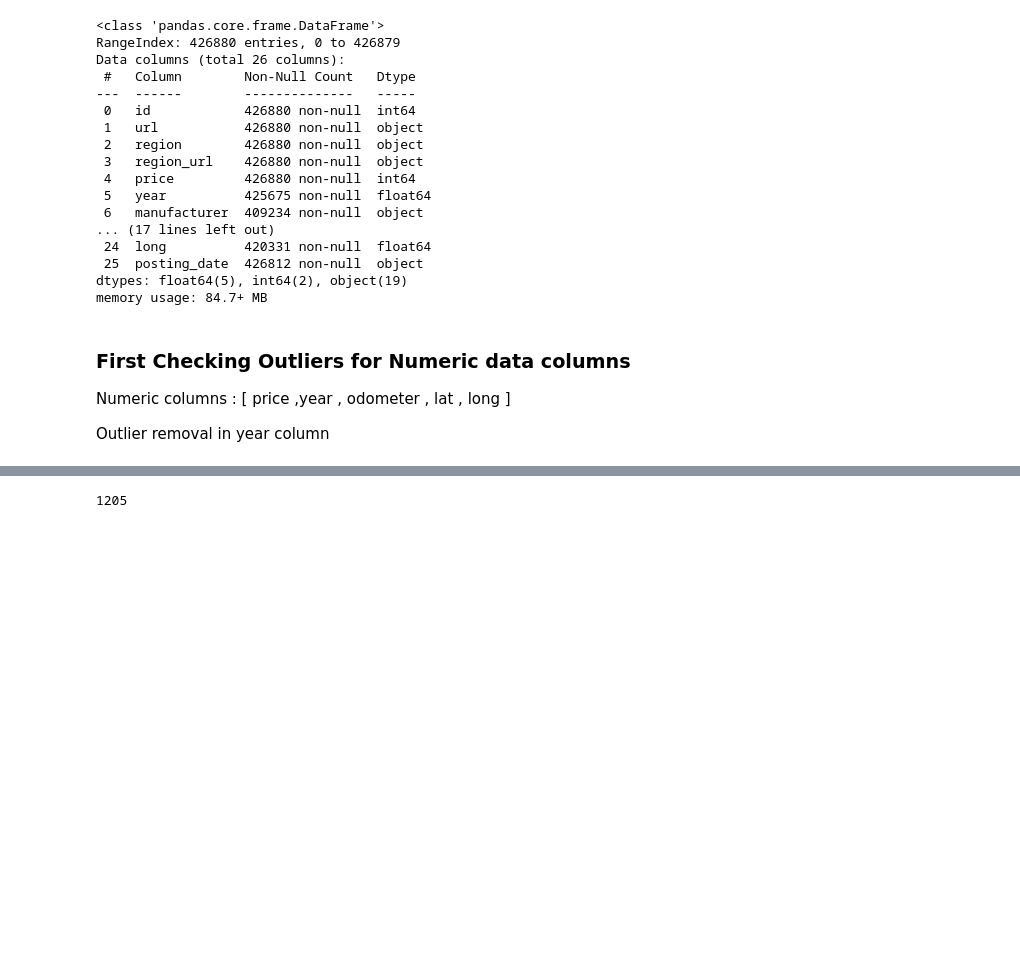
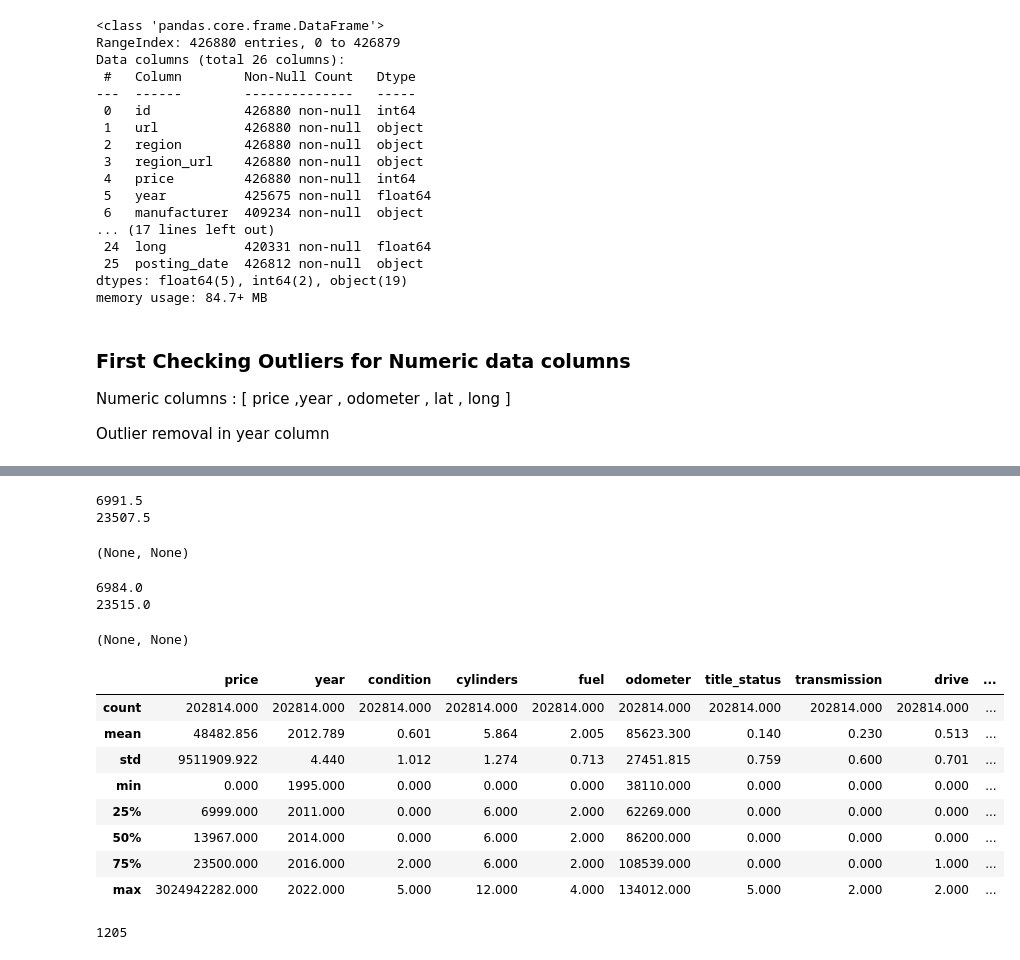
Before and after one commit to sainiankur63/Master_Modular_project, a Jupyter notebook: Notebook_2_OutlierRemovals.ipynb, the cells around one changed output, grey strips where cells are left out. Saved outputs shown, nothing was run; the diff lists cells and outputs as text; code cells hidden in the pictures; blank space fills up the shorter version.

```diff
--- a/Notebook_2_OutlierRemovals.ipynb
+++ b/Notebook_2_OutlierRemovals.ipynb
@@ -63,3 +71,34 @@ Outlier removal in year column
+# %%
+#### Lets compute the Interquantile range to calculate the boundaries
+IQR=df.year.quantile(0.75)-df.year.quantile(0.25)
+lower_lim_price = df['price'].quantile(0.25)-(IQR*1.5)
+upper_lim_price = df['price'].quantile(0.75)+(IQR*1.5)
+print(lower_lim_price), print(upper_lim_price)
+# %% [output]
+6991.5
+23507.5
+(None, None)
+# %%
+#### Extreme outliers
+lower_lim_price = df['price'].quantile(0.25)-(IQR*3)
+upper_lim_price = df['price'].quantile(0.75)+(IQR*3)
+print(lower_lim_price), print(upper_lim_price)
+# %% [output]
+6984.0
+23515.0
+(None, None)
+# %%
+df.describe().applymap(lambda x: f"{x:0.3f}")
+# %% [output]
+|  | price | year | condition | cylinders | fuel | odometer | title_status | transmission | drive | ... |
+| count | 202814.000 | 202814.000 | 202814.000 | 202814.000 | 202814.000 | 202814.000 | 202814.000 | 202814.000 | 202814.000 | ... |
+| mean | 48482.856 | 2012.789 | 0.601 | 5.864 | 2.005 | 85623.300 | 0.140 | 0.230 | 0.513 | ... |
+| std | 9511909.922 | 4.440 | 1.012 | 1.274 | 0.713 | 27451.815 | 0.759 | 0.600 | 0.701 | ... |
+| min | 0.000 | 1995.000 | 0.000 | 0.000 | 0.000 | 38110.000 | 0.000 | 0.000 | 0.000 | ... |
+| 25% | 6999.000 | 2011.000 | 0.000 | 6.000 | 2.000 | 62269.000 | 0.000 | 0.000 | 0.000 | ... |
+| 50% | 13967.000 | 2014.000 | 0.000 | 6.000 | 2.000 | 86200.000 | 0.000 | 0.000 | 0.000 | ... |
+| 75% | 23500.000 | 2016.000 | 2.000 | 6.000 | 2.000 | 108539.000 | 0.000 | 0.000 | 1.000 | ... |
+| max | 3024942282.000 | 2022.000 | 5.000 | 12.000 | 4.000 | 134012.000 | 5.000 | 2.000 | 2.000 | ... |
 # %%
 df['year'].isnull().sum()
 # %% [output]
```
Also changed, not shown: parts of 3 cells of this notebook.
